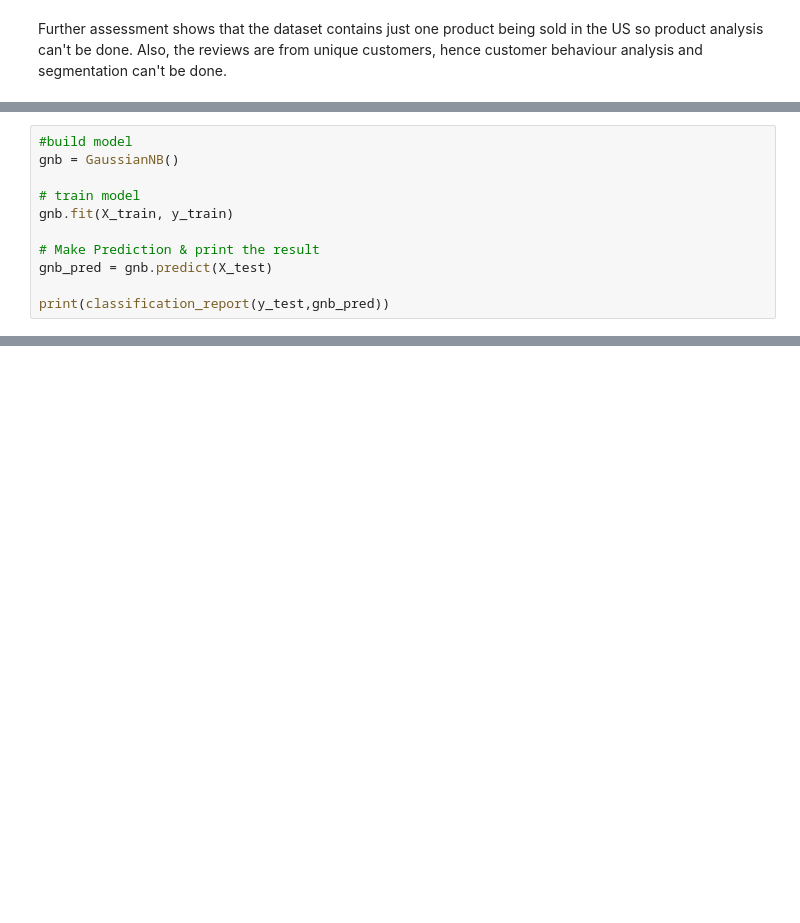
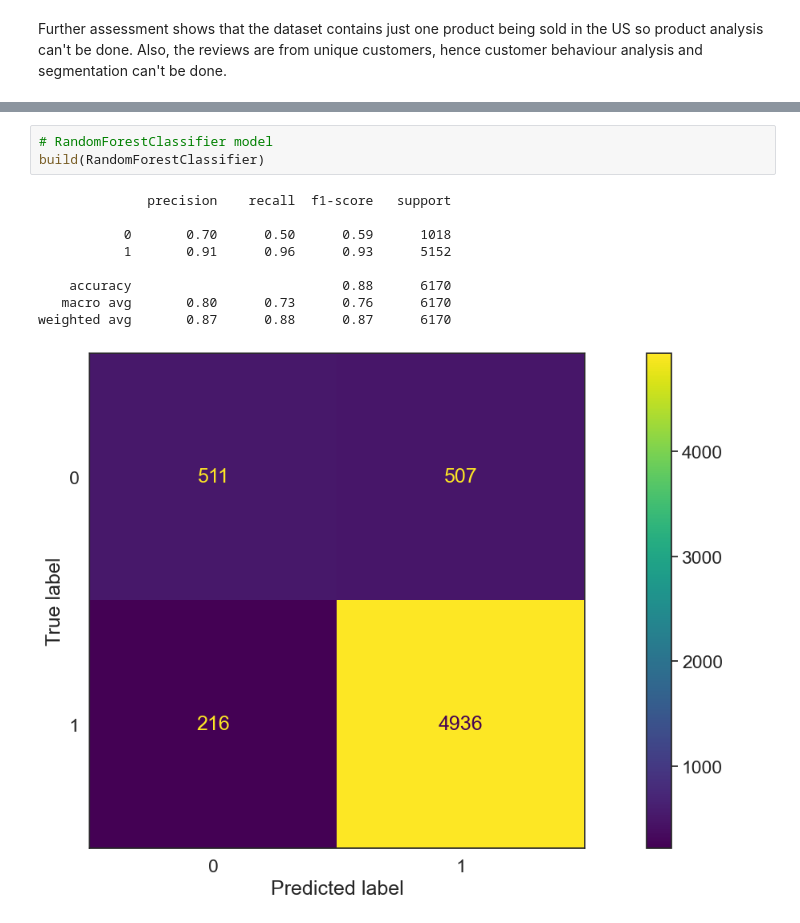
Before and after one commit to PeaceUdoka/Sentiment-analysis-with-python, a Jupyter notebook: Sentiment Analysis With Python.ipynb, the cells around one changed output, grey strips where cells are left out. Saved outputs shown, nothing was run; the diff lists cells and outputs as text; blank space fills up the shorter version.

```diff
--- a/Sentiment Analysis With Python.ipynb
+++ b/Sentiment Analysis With Python.ipynb
@@ -420,11 +336,0 @@ plt.show()
-# %%
-#build model
-gnb = GaussianNB()
-
-# train model
-gnb.fit(X_train, y_train)
-
-# Make Prediction & print the result
-gnb_pred = gnb.predict(X_test)
-
-print(classification_report(y_test,gnb_pred))
@@ -475,0 +373,13 @@ plt.show()
+# %%
+# RandomForestClassifier model
+build(RandomForestClassifier)
+# %% [output]
+              precision    recall  f1-score   support
+
+           0       0.70      0.50      0.59      1018
+           1       0.91      0.96      0.93      5152
+
+    accuracy                           0.88      6170
+   macro avg       0.80      0.73      0.76      6170
+weighted avg       0.87      0.88      0.87      6170
+[figure, added]
```
Also changed, not shown: parts of 31 cells of this notebook, 4 other files.
